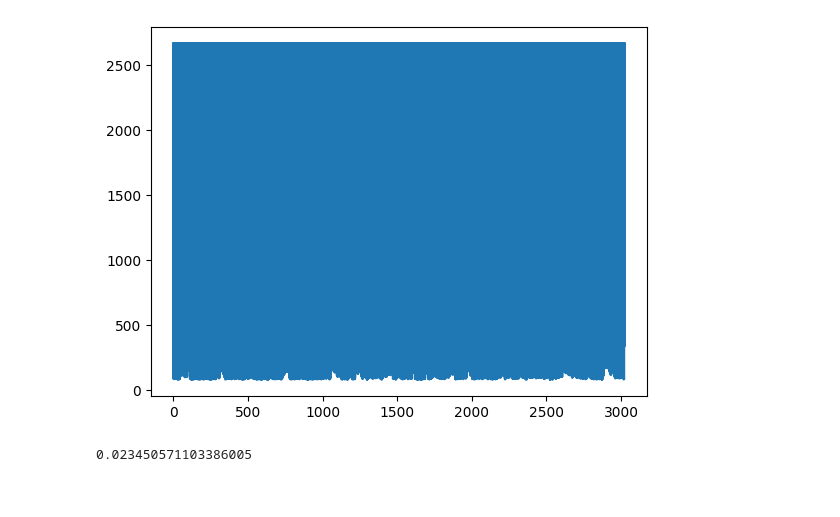
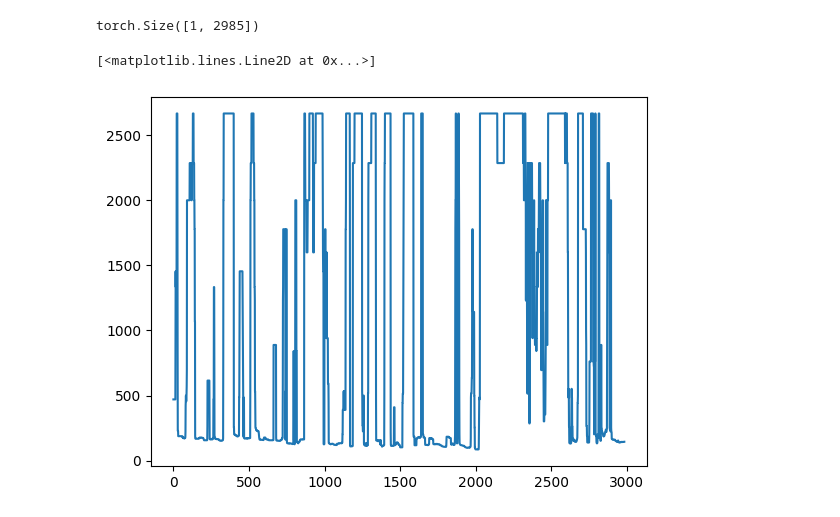
Before and after one commit to darshitttt/SpeakerDiarization, a Jupyter notebook: code00.ipynb, the cells around one changed output. Cells and saved outputs as stored; diff of their text form; code cells hidden in the pictures.

```diff
--- a/code00.ipynb
+++ b/code00.ipynb
@@ -48,37 +10,26 @@ pitch = F.detect_pitch_frequency(wav0, sr0)
-# %%
-import matplotlib.pyplot as plt
-
-fig, axs = plt.subplots(1,1)
-end_time = wav0.shape[1]/sr0
-time = torch.linspace(0, end_time, pitch.shape[1])
-axs.plot(time, pitch[0], linewidth=2)
-plt.show(block=False)
-
-#plt.scatter(range(0,len(pitch.squeeze())), pitch.squeeze())
-# %% [output]
-[figure, removed]
-# %%
-window = (int)(sr * 0.05)
-hop = (int)(sr * 0.03)
-
-mean_list = []
-median_list = []
-std_list = []
-
-for i in range(0, (int)(len(wav.squeeze())), hop):
-
-    aud_win = wav.squeeze()[i:(i+window)]
-    #print(len(aud_win), aud_win.median())
-    mean_list.append(aud_win.mean().numpy())
-    median_list.append(aud_win.median().numpy())
-    std_list.append(aud_win.std().numpy())
-# %%
-import statistics
-
-mean_np = pd.Series(mean_list)
-median_np = pd.Series(median_list)
-std_np = pd.Series(std_list)
-
-print(np.std(std_np))
-# %% [output]
-0.023450571103386005
+# %%
+import seaborn as sns
+audio_file = 'Signals/Bdb001/Bdb001.interaction.wav'
+
+aud, sr = librosa.load(audio_file,sr=16000)
+t_30 = 330*sr
+aud_mfcc = librosa.feature.mfcc(y=aud[t_30:(t_30+30*sr)], sr=sr, n_mfcc=13)
+aud_ton = librosa.feature.tonnetz(y=aud[t_30:(t_30+30*sr)],sr=sr)
+#aud_mfcc = librosa.feature.mfcc(y=aud[0:t_30], sr=sr, n_mfcc=18)
+
+#sns.displot(aud_mfcc[0])
+#plt.plot([i for i in range(0,len(aud[t_30:(t_30+30*sr)]))], aud[t_30:(t_30+30*sr)])
+# %%
+import torchaudio.functional as F
+aud_tensor = torch.from_numpy(aud[t_30:(t_30+30*sr)]).unsqueeze(0)
+
+pitch = F.detect_pitch_frequency(aud_tensor, sr)
+# %%
+print(pitch.shape)
+
+#sns.scatterplot(pitch.squeeze().numpy())
+plt.plot([i for i in range(0,pitch.shape[1])], pitch.squeeze().numpy())
+# %% [output]
+torch.Size([1, 2985])
+[<matplotlib.lines.Line2D at 0x...>]
+[figure, added]
```
Also changed, not shown: parts of 12 cells of this notebook.
